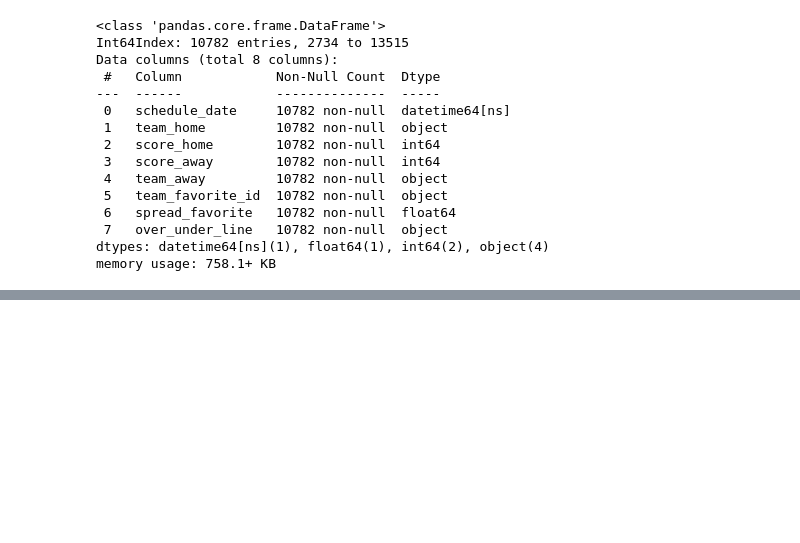
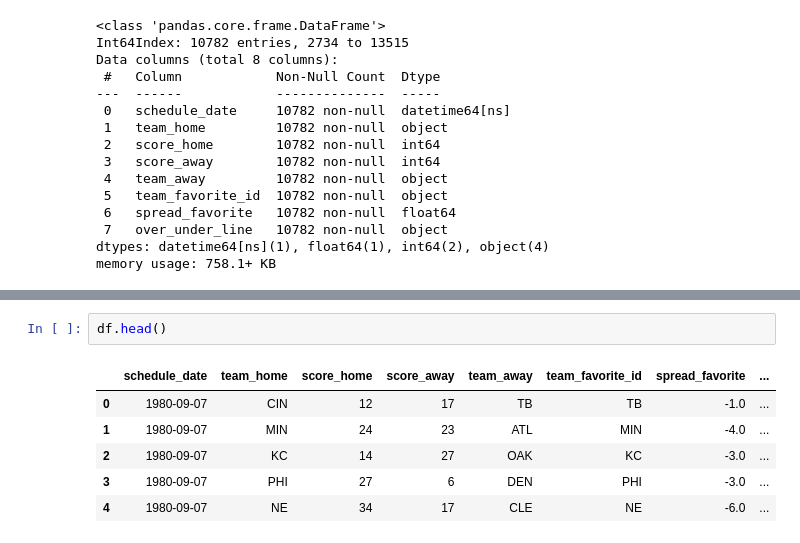
Before and after one commit to schlenkerc18/50-Weeks-50-Projects, a Jupyter notebook: Week 35/SpreadPrediction.ipynb, the cells around one changed output, grey strips where cells are left out. Drawn from its saved outputs; the diff is of its cells as text; blank space fills up the shorter version.

```diff
--- a/Week 35/SpreadPrediction.ipynb
+++ b/Week 35/SpreadPrediction.ipynb
@@ -179,0 +238,9 @@ df
+# %%
+df.head()
+# %% [output]
+|  | schedule_date | team_home | score_home | score_away | team_away | team_favorite_id | spread_favorite | ... |
+| 0 | 1980-09-07 | CIN | 12 | 17 | TB | TB | -1.0 | ... |
+| 1 | 1980-09-07 | MIN | 24 | 23 | ATL | MIN | -4.0 | ... |
+| 2 | 1980-09-07 | KC | 14 | 27 | OAK | KC | -3.0 | ... |
+| 3 | 1980-09-07 | PHI | 27 | 6 | DEN | PHI | -3.0 | ... |
+| 4 | 1980-09-07 | NE | 34 | 17 | CLE | NE | -6.0 | ... |
```
Also changed, not shown: parts of 23 cells of this notebook.
